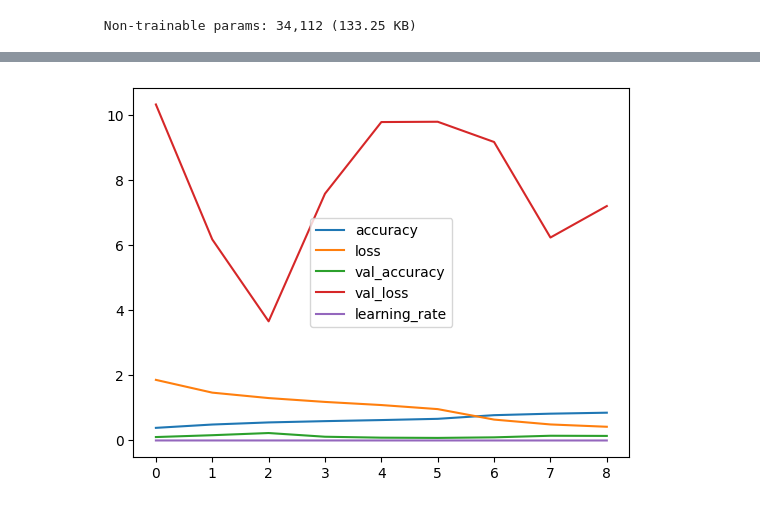
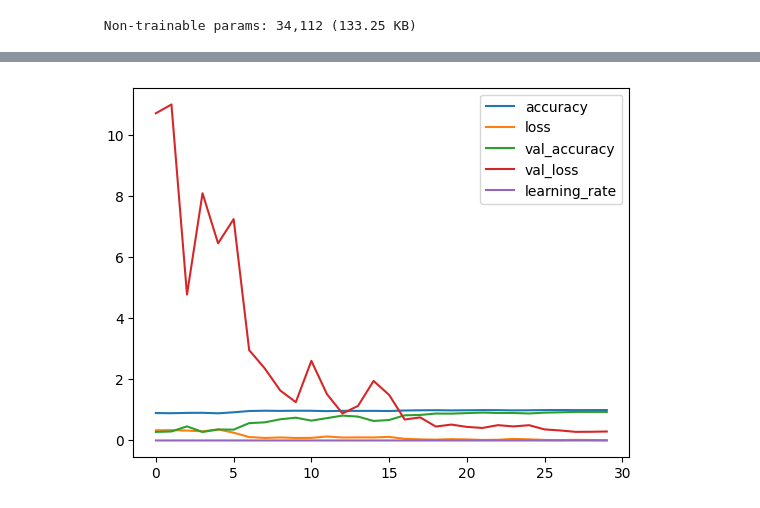
Before and after one commit to jovytree/DA36-mini3-dl4, a Jupyter notebook: LeeYejin/MobileNet.ipynb, the cells around one changed output, grey strips where cells are left out. Cells and saved outputs as stored; diff of their text form; code cells hidden in the pictures.

```diff
--- a/LeeYejin/MobileNet.ipynb
+++ b/LeeYejin/MobileNet.ipynb
@@ -41,7 +41,7 @@ Model: "mobilenetv2_1.00_224"
  Non-trainable params: 34,112 (133.25 KB)
 # %%
 base_model = applications.MobileNetV2(
-    input_shape=(128, 128, 3),
+    input_shape=(224, 224, 3),
     include_top=False,
     weights='imagenet'
 )
@@ -186,14 +186,14 @@ import albumentations as A
 
 # 증강 구성
 augmentor = A.Compose([
-    A.ShiftScaleRotate(shift_limit=0.2, scale_limit=0.2, rotate_limit=45, p=1),
-    A.HorizontalFlip(p=1),
-    A.RandomBrightnessContrast(brightness_limit=0.2, contrast_limit=0.2, p=1)
+    A.ShiftScaleRotate(shift_limit=0.2, scale_limit=0.2, rotate_limit=90, p=0.5),
+    A.HorizontalFlip(p=0.3),
+    A.RandomBrightnessContrast(brightness_limit=0.2, contrast_limit=0.2, p=0.4)
 ])
 
-augment_times = 3  # 증강 횟수
+augment_times = 5  # 증강 횟수
 save_dir = "cloud/cloud_aug"  # 저장 디렉토리
-target_size = (128, 128)  # 고정 크기
+target_size = (224, 224)  # 고정 크기
 os.makedirs(save_dir, exist_ok=True)
 
 # 증강 데이터 생성 및 저장
@@ -277,8 +277,9 @@ type(augmented_images), type(augmented_labels)
 from sklearn.model_selection import train_test_split
 from tensorflow.keras.utils import to_categorical
 
+train_aug_images_path ,test_aug_images_path, train_aug_labels, test_aug_labels=train_test_split(augmented_images, augmented_labels, test_size=0.2, random_state=42)
+train_aug_images_path ,val_aug_images_path, train_aug_labels, val_aug_labels=train_test_split(train_aug_images_path, train_aug_labels, test_size=0.2, random_state=42)
 
-train_aug_images_path ,val_aug_images_path, train_aug_labels, val_aug_labels=train_test_split(augmented_images, augmented_labels, test_size=0.2, random_state=42)
 
-print(train_aug_images_path.shape, train_aug_labels.shape, val_aug_images_path.shape, val_aug_labels.shape)
+print(train_aug_images_path.shape, train_aug_labels.shape, val_aug_images_path.shape, val_aug_labels.shape, test_aug_images_path.shape, test_aug_labels.shape)
 # %% [output]
@@ -317,6 +318,11 @@ val_aug_labels = label_encoder.transform(val_aug_labels)
 val_aug_labels = np.array(val_aug_labels, dtype='int32')
 print(np.unique(val_aug_labels))
 print(val_aug_labels.dtype)
+
+test_aug_labels = label_encoder.transform(test_aug_labels)
+test_aug_labels = np.array(test_aug_labels, dtype='int32')
+print(np.unique(test_aug_labels))
+print(test_aug_labels.dtype)
 # %% [output]
 [ 0  1  2  3  4  5  6  7  8  9 10]
 int32
@@ -381,10 +397,11 @@ Restoring model weights from the end of the best epoch: 3.
 # %%
+
 # 학습결과 시각화
 pd.DataFrame(history.history).plot()
 plt.show()
 
 # 평가
-loss, accuracy = model.evaluate(val_aug_images_path, val_aug_labels)
+loss, accuracy = model.evaluate(test_aug_images_path, test_aug_labels)
 print(f'loss: {loss:.4f}, accuracy: {accuracy:.4f}')
 # %% [output]
-[figure, old version]
+[figure, new version]
```
Also changed, not shown: parts of 14 cells of this notebook.
